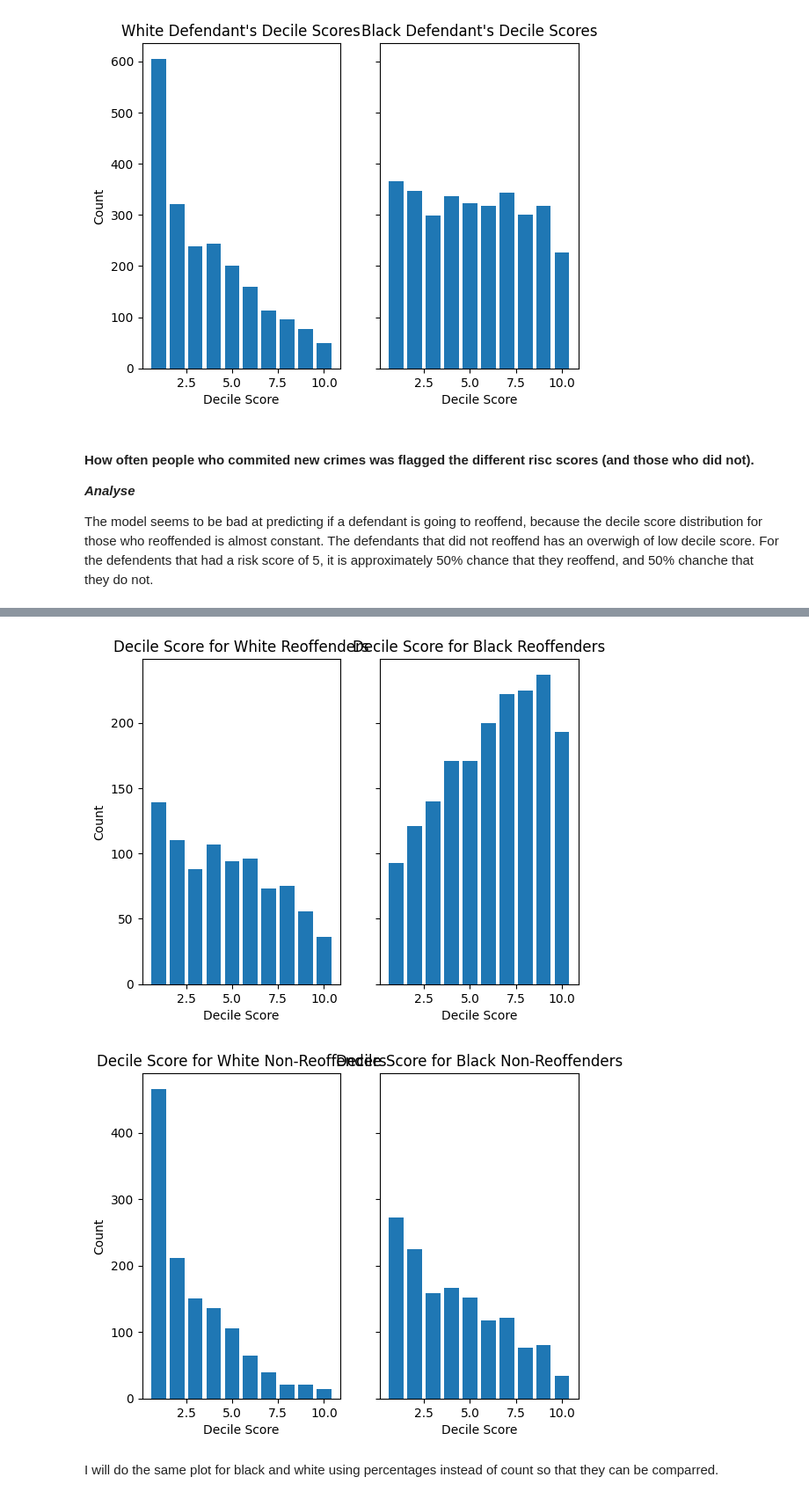
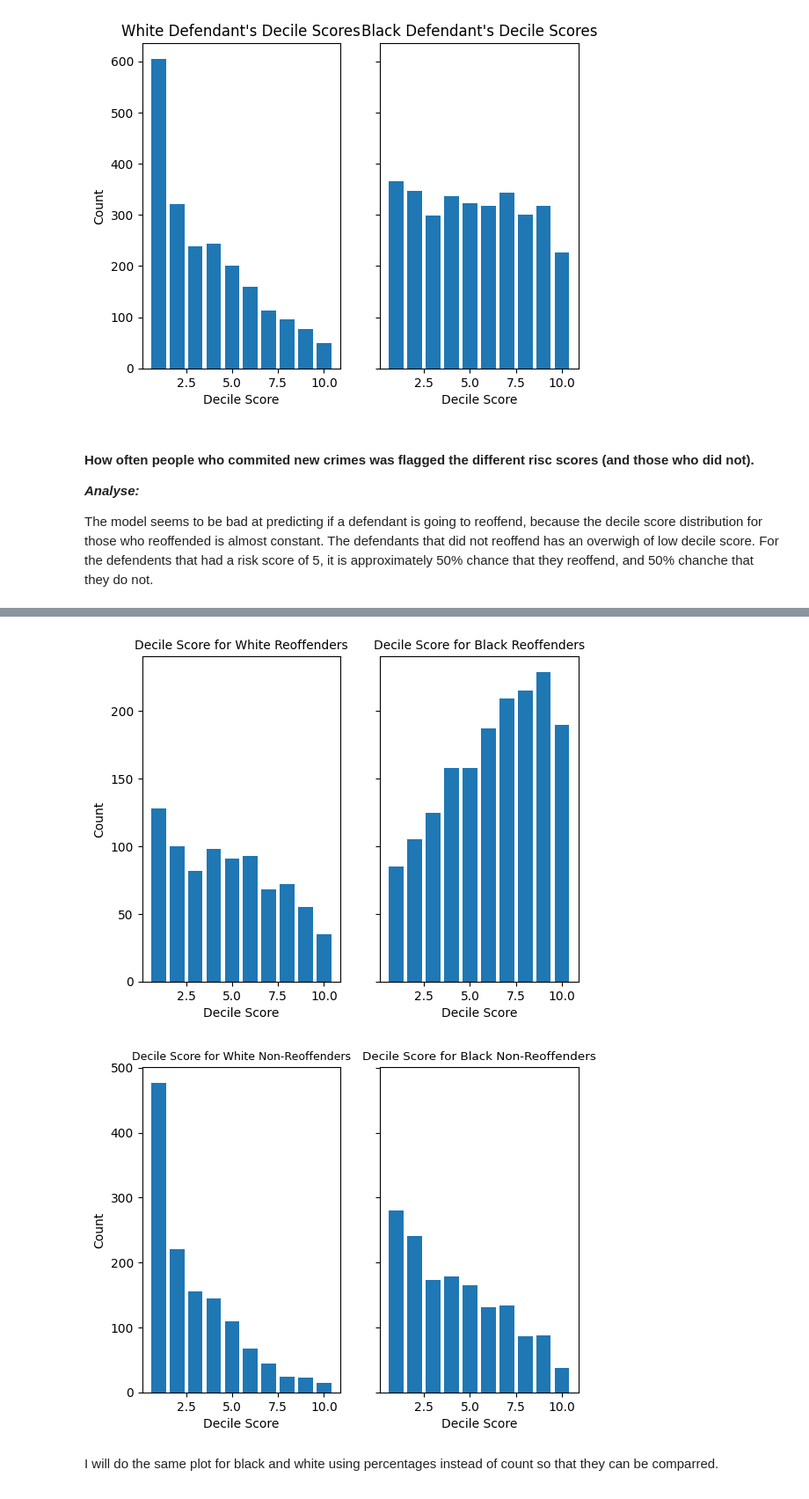
Before and after one commit to kajassandnes/HON2200_compas, a Jupyter notebook: compas.ipynb, the cells around one changed output, grey strips where cells are left out. Shown at 88% size. Saved outputs shown, nothing was run; the diff lists cells and outputs as text; code cells hidden in the pictures.

```diff
--- a/compas.ipynb
+++ b/compas.ipynb
@@ -44,7 +44,8 @@ data = data[data["days_b_screening_arrest"] <= 30]
 data = data[data["days_b_screening_arrest"] >= -30]
 
 # chosing relevant columns
-data = data[['compas_screening_date', 'sex', 'race', 'decile_score', 'is_recid', 'score_text']]
+data = data[['sex', 'race', 'decile_score', 'is_recid', 'score_text', "age_cat",
+             "priors_count", "c_charge_degree", "two_year_recid"]]
 
 # printing different race-categories
 races = data['race'].unique()
@@ -211,17 +228,17 @@ plt.show()
 # %% [markdown]
 #### **How often people who commited new crimes was flagged the different risc scores (and those who did not).**
 
-***Analyse***
+***Analyse:***
 
 The model seems to be bad at predicting if a defendant is going to reoffend, because the decile score distribution for those who reoffended is almost constant. The defendants that did not reoffend has an overwigh of low decile score. For the defendents that had a risk score of 5, it is approximately 50% chance that they reoffend, and 50% chanche that they do not.
 # %%
 # categorizing
-r = data[data['is_recid'] == 1]
-nr = data[data['is_recid'] == 0]
-wr = white[white['is_recid'] == 1]
-br = black[black['is_recid'] == 1]
-wnr = white[white['is_recid'] == 0]
-bnr = black[black['is_recid'] == 0]
+r = data[data['two_year_recid'] == 1]
+nr = data[data['two_year_recid'] == 0]
+wr = white[white['two_year_recid'] == 1]
+br = black[black['two_year_recid'] == 1]
+wnr = white[white['two_year_recid'] == 0]
+bnr = black[black['two_year_recid'] == 0]
 
 scores = np.arange(1, 11)
 reoffenders = []
@@ -265,26 +282,26 @@ plt.show()
 fig, axs = plt.subplots(1, 2, sharey = True)
 plt.subplot(1, 2, 1)
 axs[0].bar(scores, w_reoffenders)
-axs[0].set_title('Decile Score for White Reoffenders')
+axs[0].set_title('Decile Score for White Reoffenders', fontsize=10)
 axs[0].set_xlabel('Decile Score')
 axs[0].set_ylabel('Count')
 
 plt.subplot(1, 2, 2)
 axs[1].bar(scores, b_reoffenders)
-axs[1].set_title('Decile Score for Black Reoffenders')
+axs[1].set_title('Decile Score for Black Reoffenders', fontsize=10)
 axs[1].set_xlabel('Decile Score')
 plt.show()
 
 fig, axs = plt.subplots(1, 2, sharey = True)
 plt.subplot(1, 2, 1)
 axs[0].bar(scores, wn_reoffenders)
-axs[0].set_title('Decile Score for White Non-Reoffenders')
+axs[0].set_title('Decile Score for White Non-Reoffenders', fontsize=9)
 axs[0].set_xlabel('Decile Score')
 axs[0].set_ylabel('Count')
 
 plt.subplot(1, 2, 2)
 axs[1].bar(scores, bn_reoffenders)
-axs[1].set_title('Decile Score for Black Non-Reoffenders')
+axs[1].set_title('Decile Score for Black Non-Reoffenders', fontsize=9.7)
 axs[1].set_xlabel('Decile Score')
 plt.show()
 # %% [output]
@@ -292,5 +309,5 @@ plt.show()
-[figure, old version]
+[figure, new version]
-[figure, old version]
+[figure, new version]
 # %% [markdown]
 I will do the same plot for black and white using percentages instead of count so that they can be comparred.
 # %%
```
Also changed, not shown: parts of 10 cells of this notebook.
